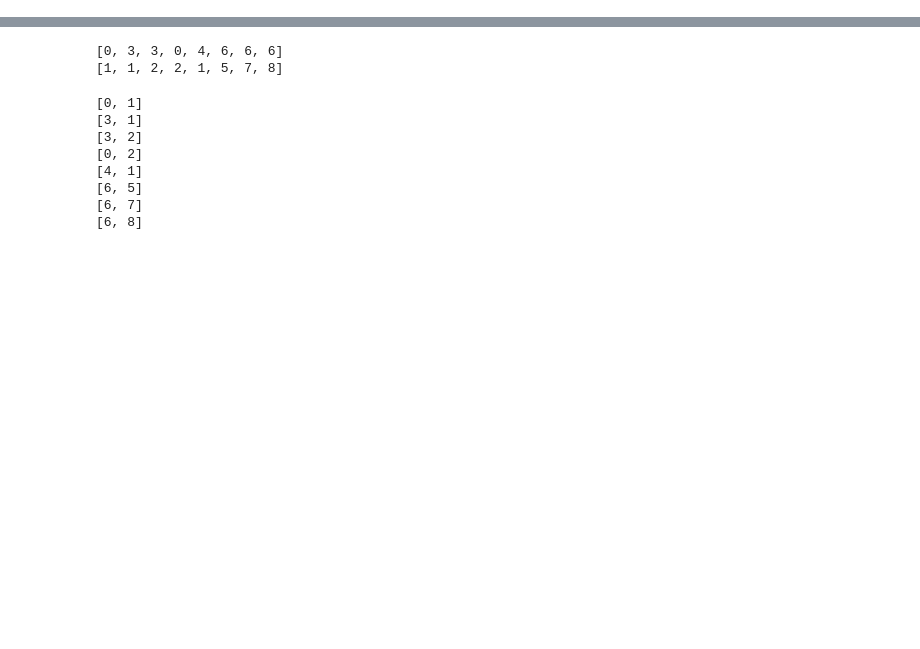
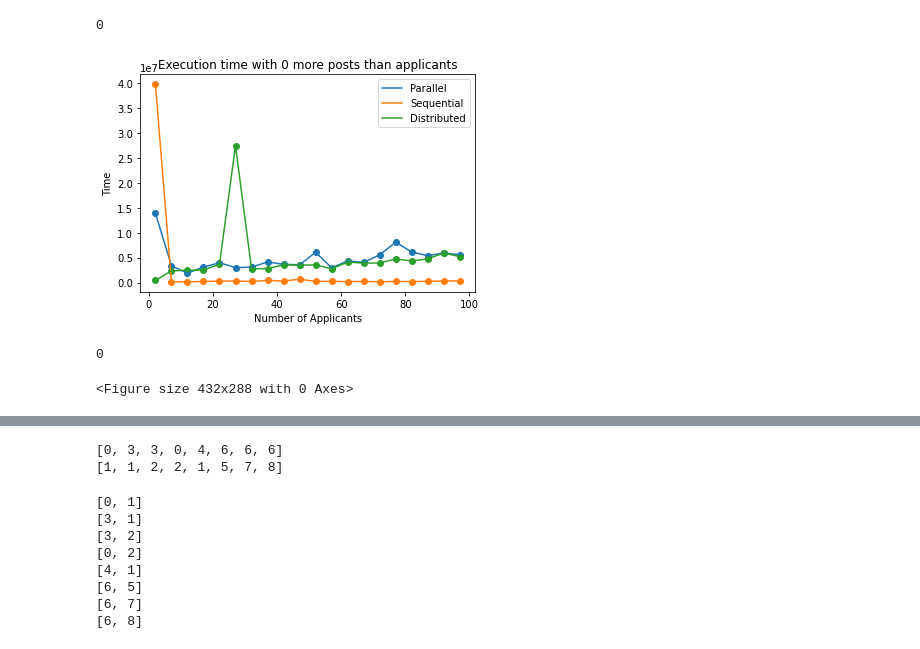
Before and after one commit to cctkovatch/PopularMatching, a Jupyter notebook: sequential_python/seq_pm.ipynb, the cells around one changed output, grey strips where cells are left out. Saved outputs shown, nothing was run; the diff lists cells and outputs as text; code cells hidden in the pictures; blank space fills up the shorter version.

Commit message:
pictures visualization code in python

```diff
--- a/sequential_python/seq_pm.ipynb
+++ b/sequential_python/seq_pm.ipynb
@@ -3,0 +5,79 @@ from collections import deque
+# %%
+filename='../Parallel'
+f = open(filename,'r')
+
+dist_time = {}
+seq_time = {}
+dist_time = {}
+counter = 0
+diff_vals = {}
+par_time = {}
+line = f.readline().rstrip()
+while(line):
+    dist = line.split(' ')
+    if dist and len(dist) == 3:
+        posts = int(dist[1])
+        apps = int(dist[0])
+        time = int(dist[2])
+        diff = posts - apps
+        if diff in diff_vals:
+            diff_vals[diff].append(apps)
+            par_time[diff].append(time)
+        else:
+            print(diff)
+            diff_vals[diff] = [apps]
+            par_time[diff] = [time]
+        line = f.readline().rstrip()
+
+f = open('../Sequential','r')
+line = f.readline().rstrip()
+while(line):
+    dist = line.split(' ')
+    if dist and len(dist) == 3:
+        posts = int(dist[1])
+        apps = int(dist[0])
+        time = int(dist[2])
+        diff = posts - apps
+        if diff in seq_time:
+            seq_time[diff].append(time)
+        else:
+            seq_time[diff] = [time]
+        line = f.readline().rstrip()
+
+f = open('../Distributed','r')
+line = f.readline().rstrip()
+while(line):
+    dist = line.split(' ')
+    if dist and len(dist) == 3:
+        posts = int(dist[1])
+        apps = int(dist[0])
+        time = int(dist[2])
+        diff = posts - apps
+        if diff in dist_time:
+            dist_time[diff].append(time)
+        else:
+            dist_time[diff] = [time]
+        line = f.readline().rstrip()
+# %% [output]
+0
+# %%
+for t in par_time:
+    plt.xlabel('Number of Applicants')
+    plt.ylabel('Time')
+    title = 'Execution time with ' + str(t) + ' more posts than applicants'
+    plt.plot(diff_vals[t], par_time[t], label='Parallel')
+    plt.plot(diff_vals[t], seq_time[t], label='Sequential')
+    plt.plot(diff_vals[t], dist_time[t], label='Distributed')
+    plt.scatter(diff_vals[t], par_time[t])
+    plt.scatter(diff_vals[t], seq_time[t])
+    plt.scatter(diff_vals[t], dist_time[t])
+    plt.legend()
+    plt.title(title)
+    plt.show()
+#     plt.savefig(title+'.png')
+    plt.clf()
+    print(t)
+# %% [output]
+[figure, added]
+0
+<Figure size 432x288 with 0 Axes>
```
Also changed, not shown: parts of 3 cells of this notebook, 16 other files.
